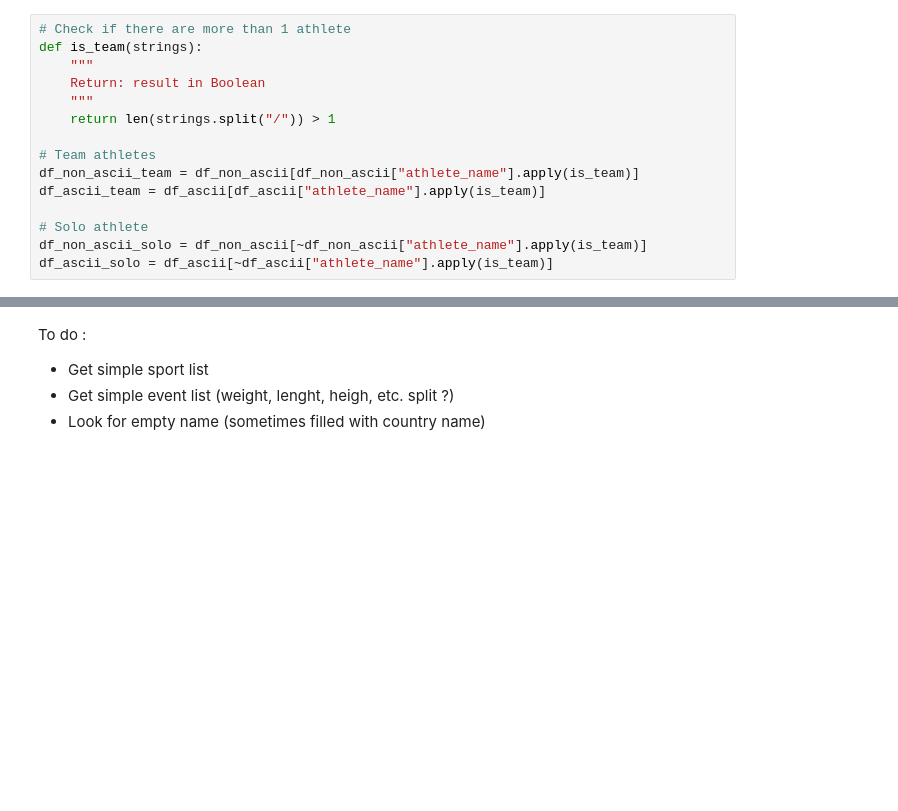
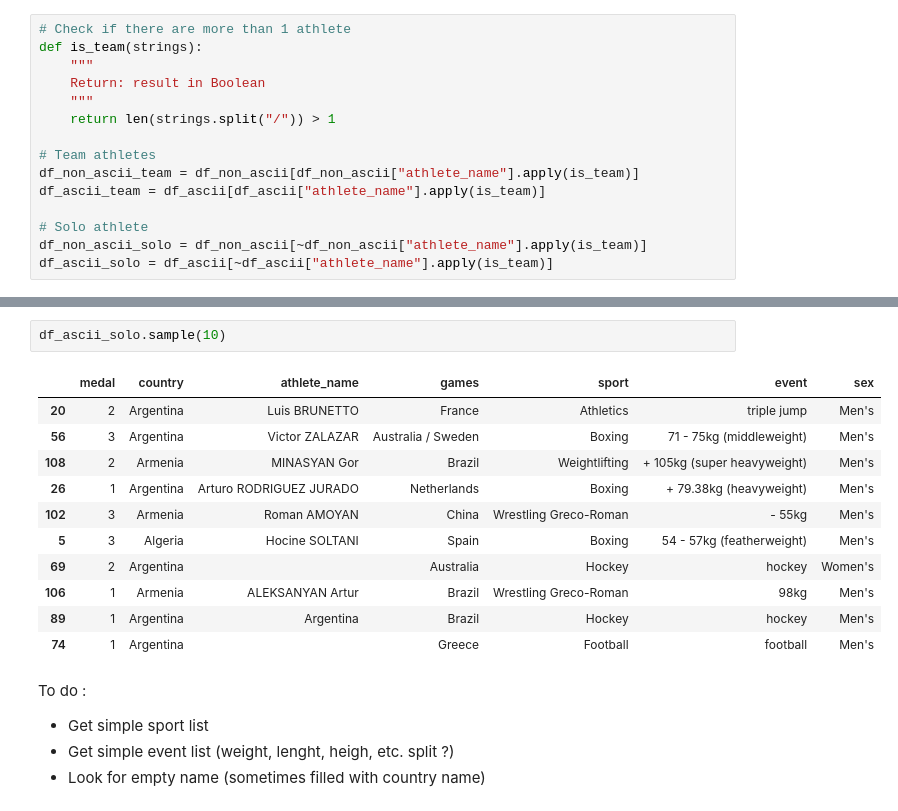
Before and after one commit to Yohan-GRNR/JO-explorer, a Jupyter notebook: data-scraped.ipynb, the cells around one changed output, grey strips where cells are left out. Saved outputs shown, nothing was run; the diff lists cells and outputs as text; blank space fills up the shorter version.

```diff
--- a/data-scraped.ipynb
+++ b/data-scraped.ipynb
@@ -283,3 +306,17 @@ len(df_olympic.event.unique())
+# %%
+df_ascii_solo.sample(10)
+# %% [output]
+|  | medal | country | athlete_name | games | sport | event | sex |
+| 20 | 2 | Argentina | Luis BRUNETTO | France | Athletics | triple jump | Men's |
+| 56 | 3 | Argentina | Victor ZALAZAR | Australia / Sweden | Boxing | 71 - 75kg (middleweight) | Men's |
+| 108 | 2 | Armenia | MINASYAN Gor | Brazil | Weightlifting | + 105kg (super heavyweight) | Men's |
+| 26 | 1 | Argentina | Arturo RODRIGUEZ JURADO | Netherlands | Boxing | + 79.38kg (heavyweight) | Men's |
+| 102 | 3 | Armenia | Roman AMOYAN | China | Wrestling Greco-Roman | - 55kg | Men's |
+| 5 | 3 | Algeria | Hocine SOLTANI | Spain | Boxing | 54 - 57kg (featherweight) | Men's |
+| 69 | 2 | Argentina |  | Australia | Hockey | hockey | Women's |
+| 106 | 1 | Armenia | ALEKSANYAN Artur | Brazil | Wrestling Greco-Roman | 98kg | Men's |
+| 89 | 1 | Argentina | Argentina | Brazil | Hockey | hockey | Men's |
+| 74 | 1 | Argentina |  | Greece | Football | football | Men's |
 # %% [markdown]
 To do :
 - Get simple sport list
```
Also changed, not shown: parts of 3 cells of this notebook.
